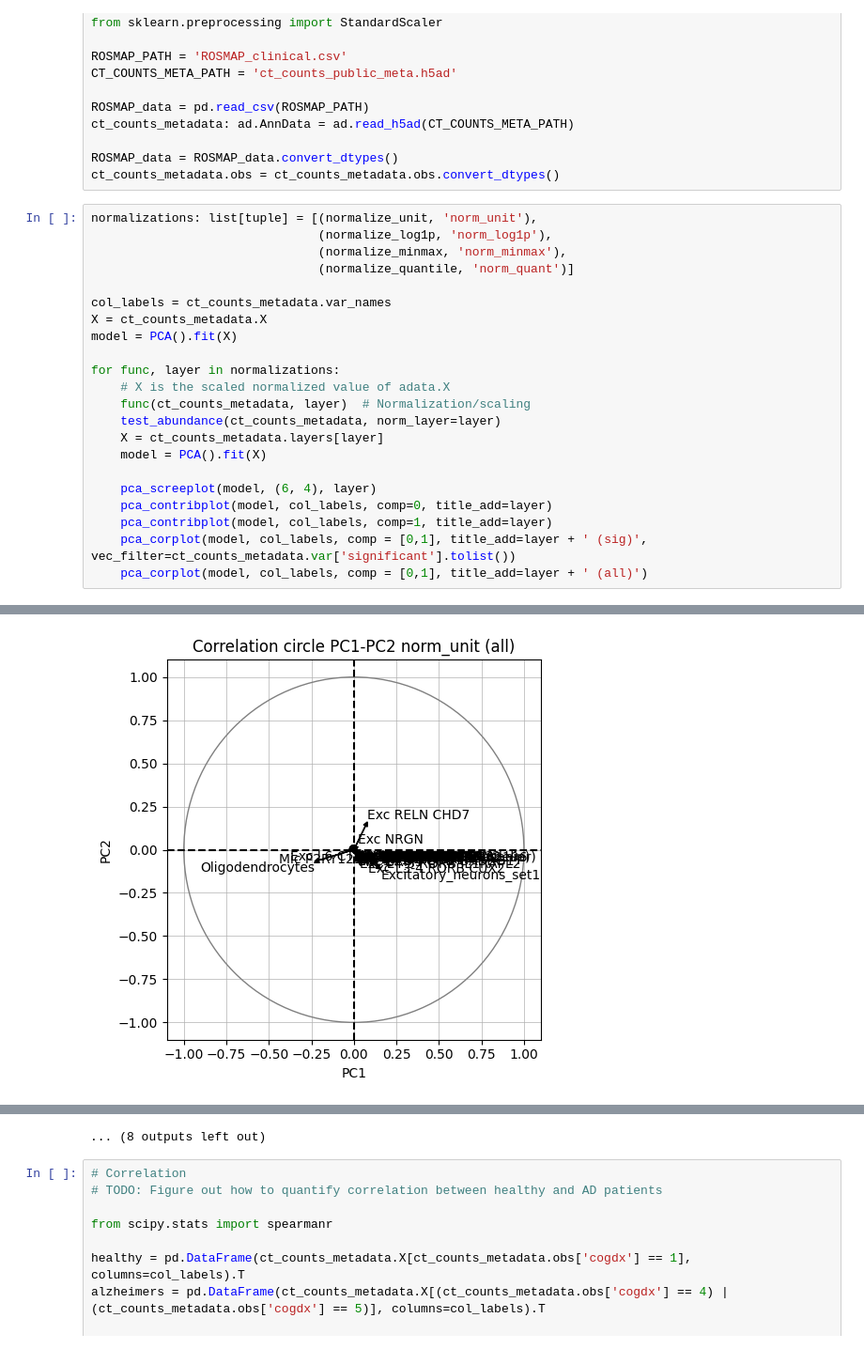
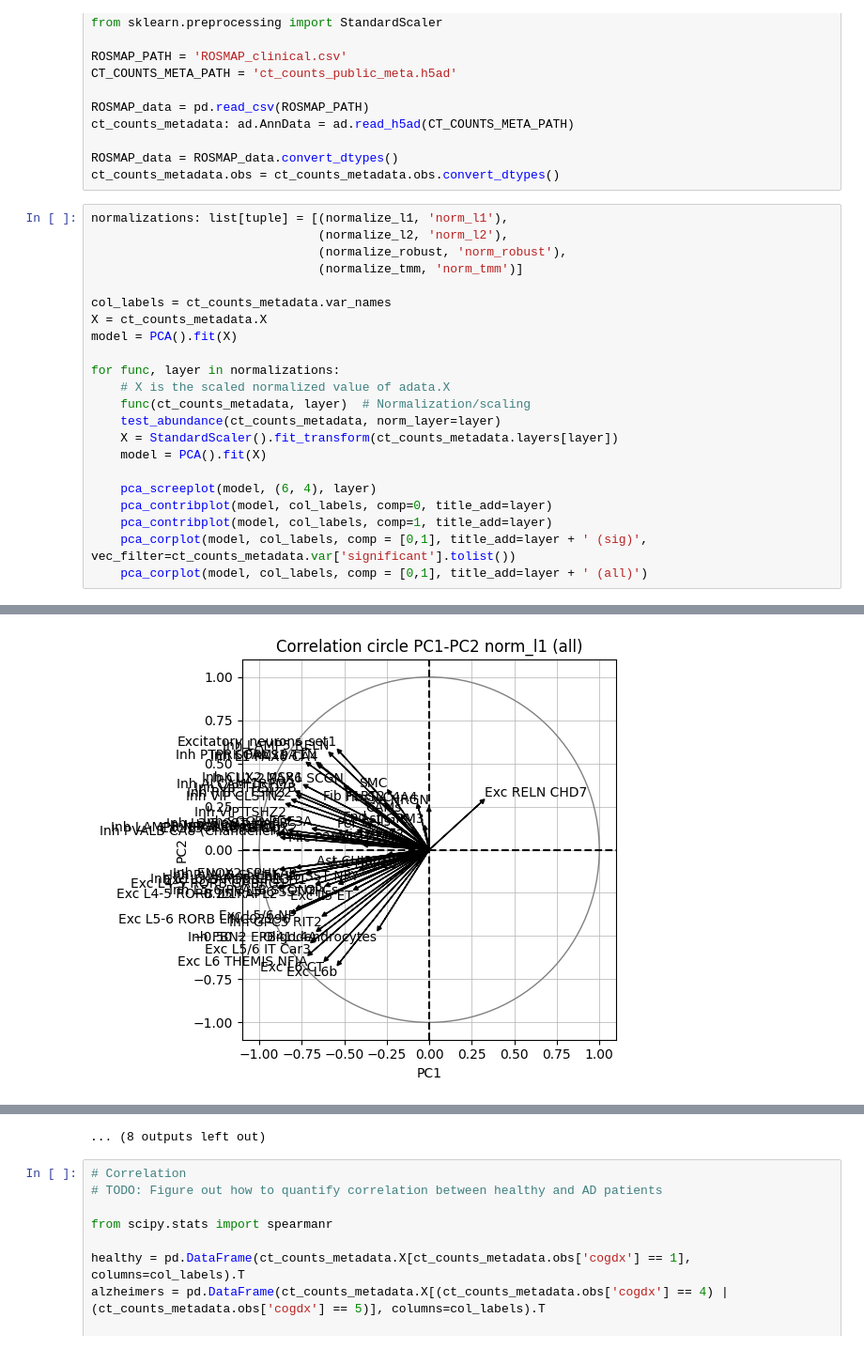
Before and after one commit to LuminousCodeGH/bsc-thesis-scripts, a Jupyter notebook: test_correlation.ipynb, the cells around one changed output, grey strips where cells are left out. Shown at 94% size. Saved outputs shown, nothing was run; the diff lists cells and outputs as text.

Commit message:
Fix pca with new normalizations

```diff
--- a/test_correlation.ipynb
+++ b/test_correlation.ipynb
@@ -18,10 +18,10 @@ ct_counts_metadata: ad.AnnData = ad.read_h5ad(CT_COUNTS_META_PATH)
 ROSMAP_data = ROSMAP_data.convert_dtypes()
 ct_counts_metadata.obs = ct_counts_metadata.obs.convert_dtypes()
 # %%
-normalizations: list[tuple] = [(normalize_unit, 'norm_unit'),
-                               (normalize_log1p, 'norm_log1p'),
-                               (normalize_minmax, 'norm_minmax'),
-                               (normalize_quantile, 'norm_quant')]
+normalizations: list[tuple] = [(normalize_l1, 'norm_l1'),
+                               (normalize_l2, 'norm_l2'),
+                               (normalize_robust, 'norm_robust'),
+                               (normalize_tmm, 'norm_tmm')]
 
 col_labels = ct_counts_metadata.var_names
 X = ct_counts_metadata.X
@@ -31,7 +31,7 @@ for func, layer in normalizations:
     # X is the scaled normalized value of adata.X
     func(ct_counts_metadata, layer)  # Normalization/scaling
     test_abundance(ct_counts_metadata, norm_layer=layer)
-    X = ct_counts_metadata.layers[layer]
+    X = StandardScaler().fit_transform(ct_counts_metadata.layers[layer])
     model = PCA().fit(X)
 
     pca_screeplot(model, (6, 4), layer)
@@ -47 +47 @@ for func, layer in normalizations:
-[figure, old version]
+[figure, new version]
```
Also changed, not shown: parts of 1 cell of this notebook.
